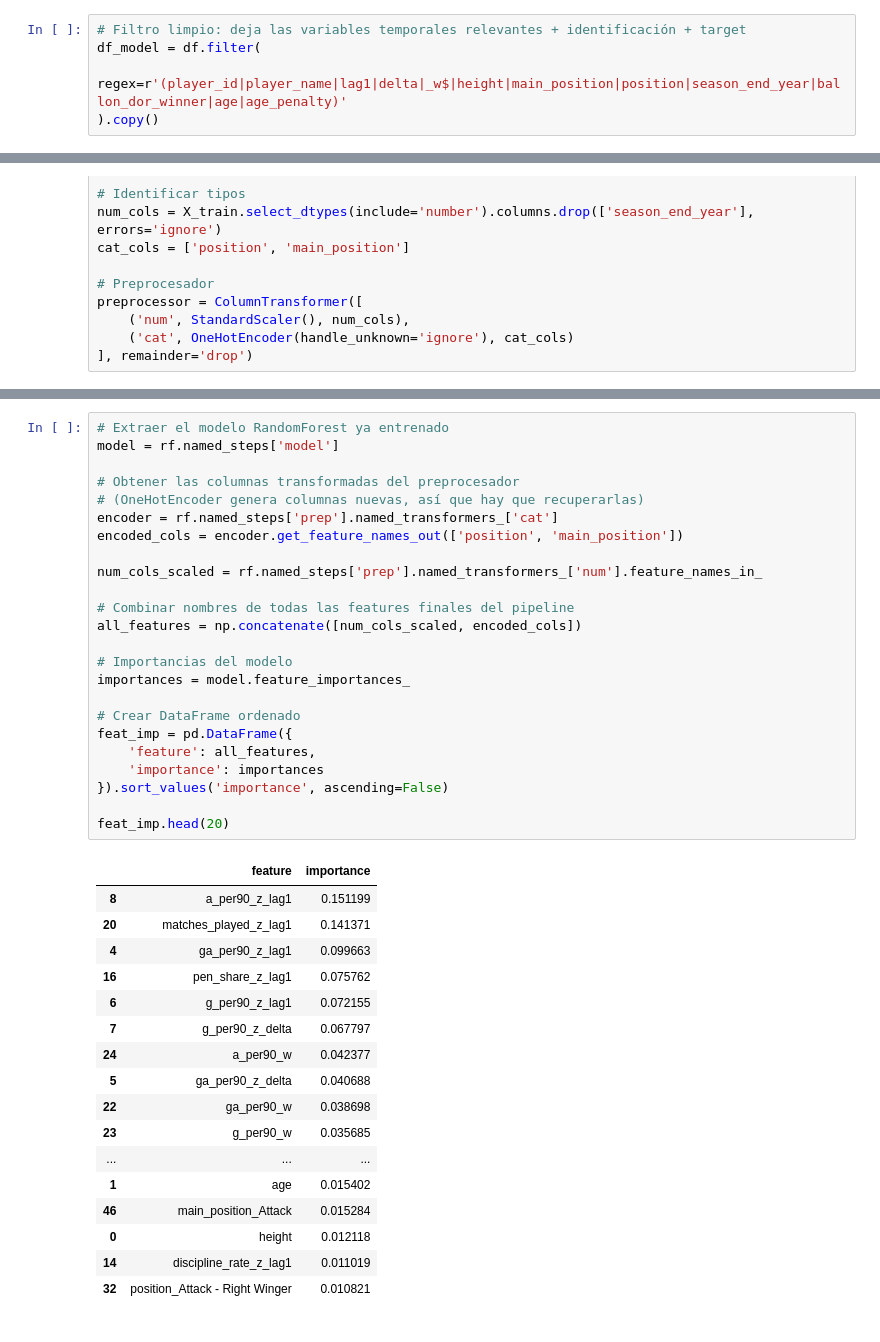
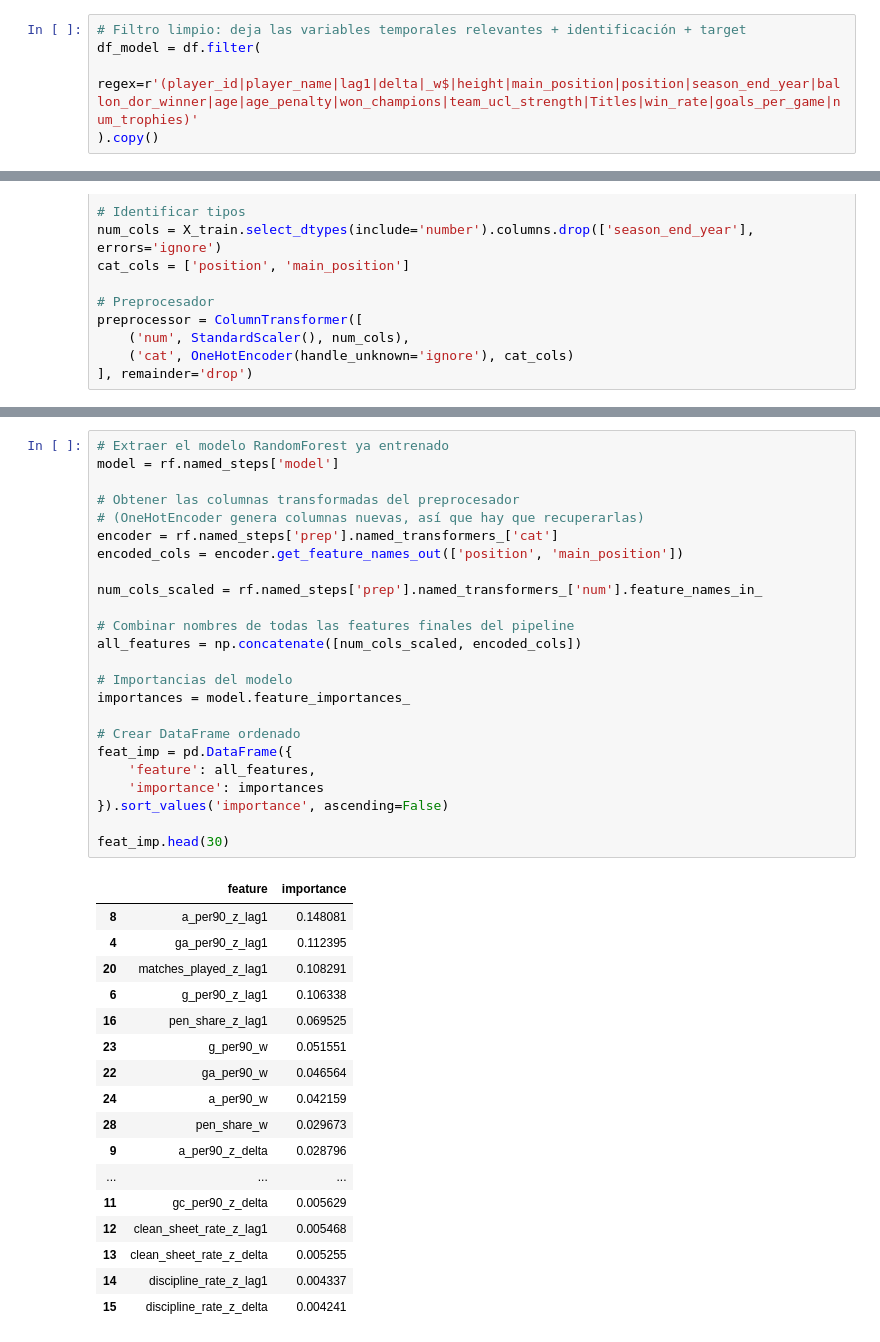
Before and after one commit to leokonma/Machine-learning, a Jupyter notebook: unsupervised methods/Random_Forest_Dim_Reduc.ipynb, the cells around one changed output, grey strips where cells are left out. Cells and saved outputs as stored; diff of their text form.

```diff
--- a/unsupervised methods/Random_Forest_Dim_Reduc.ipynb
+++ b/unsupervised methods/Random_Forest_Dim_Reduc.ipynb
@@ -24,7 +24,7 @@ df = corr_var(df_feats)
 # %%
 # Filtro limpio: deja las variables temporales relevantes + identificación + target
 df_model = df.filter(
-    regex=r'(player_id|player_name|lag1|delta|_w$|height|main_position|position|season_end_year|ballon_dor_winner|age|age_penalty)'
+    regex=r'(player_id|player_name|lag1|delta|_w$|height|main_position|position|season_end_year|ballon_dor_winner|age|age_penalty|won_champions|team_ucl_strength|Titles|win_rate|goals_per_game|num_trophies)'
 ).copy()
 # %%
 # Entrenamiento: todas las temporadas hasta 2024
@@ -117,44 +103,44 @@ weighted avg       1.00      1.00      1.00      3503
 # %%
 # Extraer el modelo RandomForest ya entrenado
 model = rf.named_steps['model']
 
 # Obtener las columnas transformadas del preprocesador
 # (OneHotEncoder genera columnas nuevas, así que hay que recuperarlas)
 encoder = rf.named_steps['prep'].named_transformers_['cat']
 encoded_cols = encoder.get_feature_names_out(['position', 'main_position'])
 
 num_cols_scaled = rf.named_steps['prep'].named_transformers_['num'].feature_names_in_
 
 # Combinar nombres de todas las features finales del pipeline
 all_features = np.concatenate([num_cols_scaled, encoded_cols])
 
 # Importancias del modelo
 importances = model.feature_importances_
 
 # Crear DataFrame ordenado
 feat_imp = pd.DataFrame({
     'feature': all_features,
     'importance': importances
 }).sort_values('importance', ascending=False)
 
-feat_imp.head(20)
+feat_imp.head(30)
 # %% [output]
 |  | feature | importance |
-| 8 | a_per90_z_lag1 | 0.151199 |
-| 20 | matches_played_z_lag1 | 0.141371 |
-| 4 | ga_per90_z_lag1 | 0.099663 |
-| 16 | pen_share_z_lag1 | 0.075762 |
-| 6 | g_per90_z_lag1 | 0.072155 |
-| 7 | g_per90_z_delta | 0.067797 |
-| 24 | a_per90_w | 0.042377 |
-| 5 | ga_per90_z_delta | 0.040688 |
-| 22 | ga_per90_w | 0.038698 |
-| 23 | g_per90_w | 0.035685 |
+| 8 | a_per90_z_lag1 | 0.148081 |
+| 4 | ga_per90_z_lag1 | 0.112395 |
+| 20 | matches_played_z_lag1 | 0.108291 |
+| 6 | g_per90_z_lag1 | 0.106338 |
+| 16 | pen_share_z_lag1 | 0.069525 |
+| 23 | g_per90_w | 0.051551 |
+| 22 | ga_per90_w | 0.046564 |
+| 24 | a_per90_w | 0.042159 |
+| 28 | pen_share_w | 0.029673 |
+| 9 | a_per90_z_delta | 0.028796 |
 | ... | ... | ... |
-| 1 | age | 0.015402 |
-| 46 | main_position_Attack | 0.015284 |
-| 0 | height | 0.012118 |
-| 14 | discipline_rate_z_lag1 | 0.011019 |
-| 32 | position_Attack - Right Winger | 0.010821 |
+| 11 | gc_per90_z_delta | 0.005629 |
+| 12 | clean_sheet_rate_z_lag1 | 0.005468 |
+| 13 | clean_sheet_rate_z_delta | 0.005255 |
+| 14 | discipline_rate_z_lag1 | 0.004337 |
+| 15 | discipline_rate_z_delta | 0.004241 |
 # %%
 a = feat_imp["importance"].sum()
```
Also changed, not shown: parts of 5 cells of this notebook, 8 other files.
